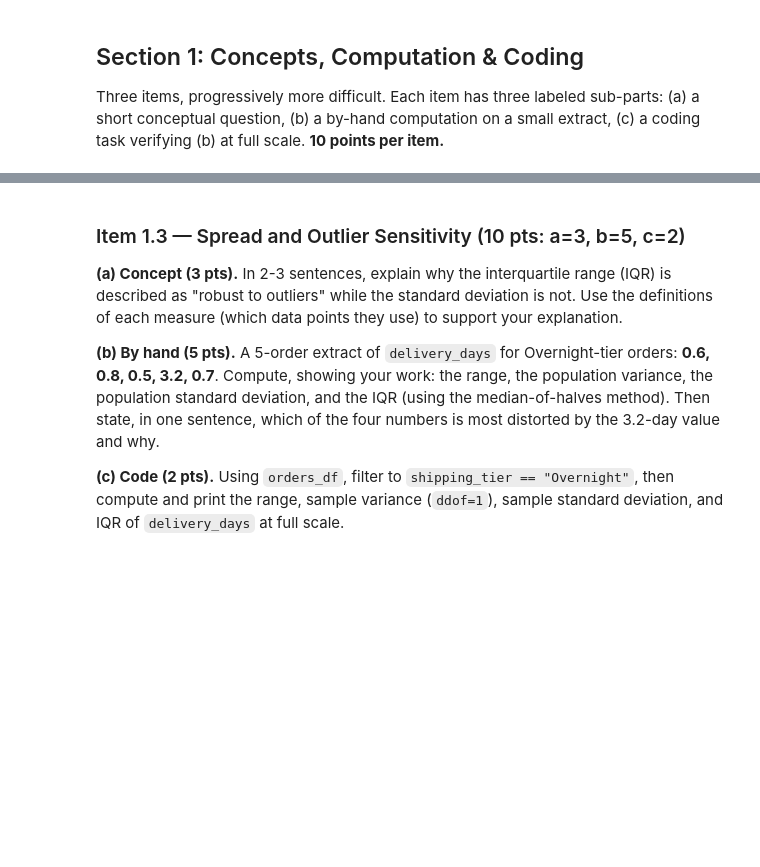
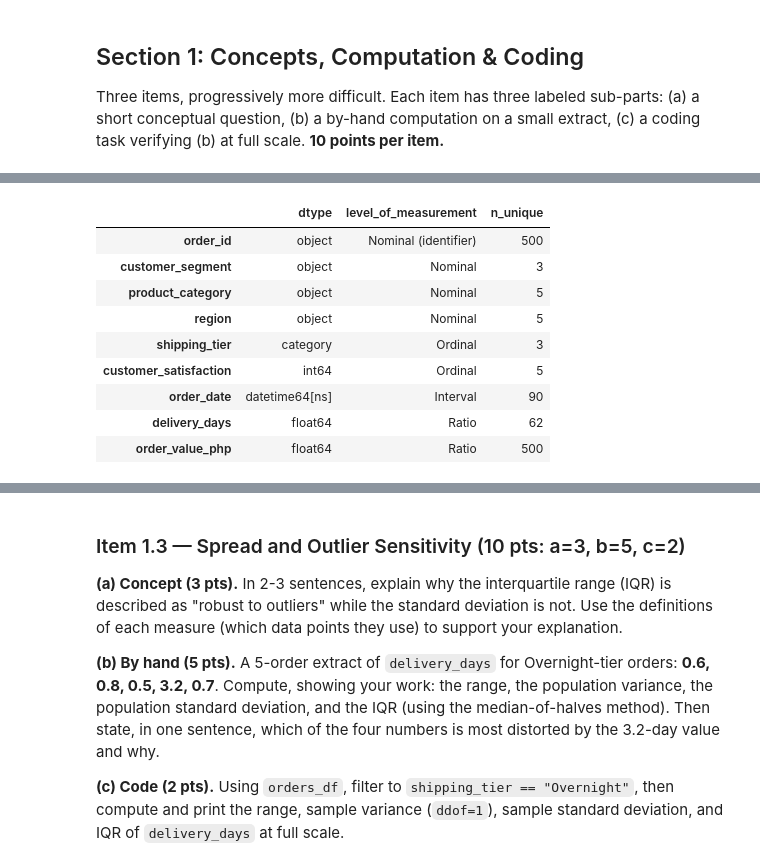
Before and after one commit to nikkeijane/PMDSC_UPC, a Jupyter notebook: DS 207 - Mathematics for Data Science/Assignment/ds207_01_descriptivestats_assignment.ipynb, the cells around one changed output, grey strips where cells are left out. Cells and saved outputs as stored; diff of their text form; code cells hidden in the pictures; blank space fills up the shorter version.

```diff
--- a/DS 207 - Mathematics for Data Science/Assignment/ds207_01_descriptivestats_assignment.ipynb
+++ b/DS 207 - Mathematics for Data Science/Assignment/ds207_01_descriptivestats_assignment.ipynb
@@ -110,7 +121,38 @@ For each of the four columns shown, state its level of measurement (nominal, ord
 # %%
 # TODO: Item 1.1(c)
 # Report the dtype of every column in orders_df, then build and print a
 # dictionary mapping each of the 9 column names to its level of measurement.
+# Report dtypes
+
+level_of_measurement = {
+    "order_id": "Nominal (identifier)",
+    "customer_segment": "Nominal",
+    "product_category": "Nominal",
+    "region": "Nominal",
+    "shipping_tier": "Ordinal",
+    "customer_satisfaction": "Ordinal",
+    "order_date": "Interval",
+    "delivery_days": "Ratio",
+    "order_value_php": "Ratio",
+}
+
+schema = pd.DataFrame({
+    "dtype": orders_df.dtypes.astype(str),
+    "level_of_measurement": pd.Series(level_of_measurement),
+    "n_unique": orders_df.nunique(),
+})
+schema
+# %% [output]
+|  | dtype | level_of_measurement | n_unique |
+| order_id | object | Nominal (identifier) | 500 |
+| customer_segment | object | Nominal | 3 |
+| product_category | object | Nominal | 5 |
+| region | object | Nominal | 5 |
+| shipping_tier | category | Ordinal | 3 |
+| customer_satisfaction | int64 | Ordinal | 5 |
+| order_date | datetime64[ns] | Interval | 90 |
+| delivery_days | float64 | Ratio | 62 |
+| order_value_php | float64 | Ratio | 500 |
 # %% [markdown]
 ### Item 1.2 — Mean, Median, and Mode Under Skew (10 pts: a=3, b=4, c=3)
 
```
Also changed, not shown: parts of 9 cells of this notebook.
